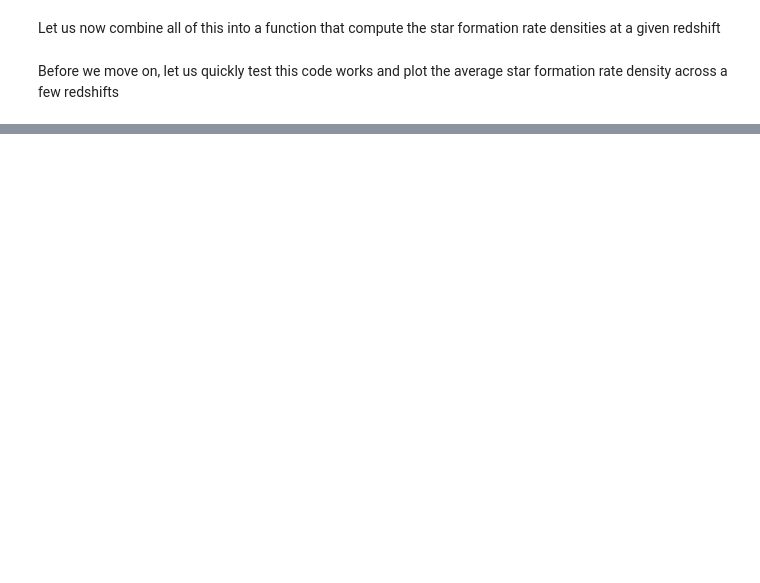
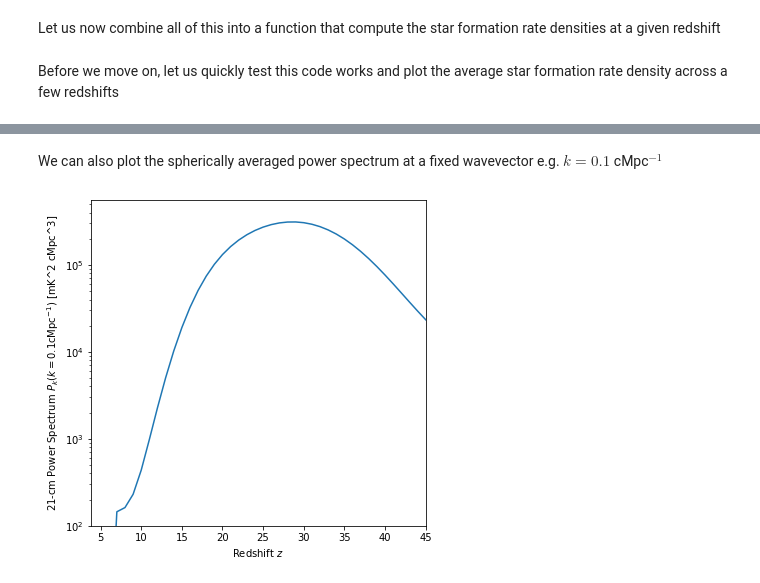
Before and after one commit to ThomasGesseyJones/DARA_21cm_Signal_Simulation, a Jupyter notebook: DARA_21cm_Signal_Simulation.ipynb, the cells around one changed output, grey strips where cells are left out. Drawn from its saved outputs; the diff is of its cells as text; code cells hidden in the pictures; blank space fills up the shorter version.

```diff
--- a/DARA_21cm_Signal_Simulation.ipynb
+++ b/DARA_21cm_Signal_Simulation.ipynb
@@ -389,0 +855,42 @@ Note normally we would not expect the star formation rate to peak (at least not
+# %% [markdown]
+We can also plot the spherically averaged power spectrum at a fixed wavevector e.g. $k = 0.1$ cMpc$^{-1}$
+# %%
+def spherically_averaged_power_spectrum(cube, k):
+    """ Calculate spherically averaged power spectrum at a given value """
+    # Full power spectrum
+    full_power_spectrum = np.abs(scipy.fft.fftn(cube))**2 * (L_PIX)**6/(L_PIX*N_PIX)**3
+
+    # Correponding ks
+    ks_1d = [2*np.pi*scipy.fftpack.fftfreq(n_dim, d=L_PIX) for n_dim in full_power_spectrum.shape]
+    kxs, kys, kzs = np.meshgrid(*ks_1d)
+    ks = np.sqrt(kxs**2 + kys**2 + kzs**2)
+
+    # Filter to required k band and average
+    filter = np.bitwise_and(ks <= k*1.05, ks >= k*0.95)
+    averaged_power_spectrum = np.sum(full_power_spectrum[filter]) / np.sum(filter)
+    return averaged_power_spectrum
+
+
+def plot_power_spectrum(t21_cubes, k = 0.1):
+    """  Ploting function for spherically averaged power spectrum """
+
+    # Calculate the 21-cm power spectrum
+    power_spectrum = [spherically_averaged_power_spectrum(t21_cubes[:, :,:, idx], k)
+                      for idx in range(t21_cubes.shape[-1])]
+
+    # Plotting
+    fig, ax = plt.subplots(figsize=(6,6))
+    ax.plot(ZS_SIM, power_spectrum)
+    ax.set_ylabel(r"21-cm Power Spectrum $P_k(k = 0.1{\rm cMpc}^{-1})$ [mK^2 cMpc^3]")
+    ax.set_xlabel(r"Redshift $z$")
+    ax.set_yscale("log")
+    ax.set_xlim(xmax=45)  # To avoid the initial numerical errors at z = 50
+    ax.set_ylim(ymin=1e2)
+    plt.show()
+    plt.close(fig)
+
+
+# Plot the power spectrum
+plot_power_spectrum(our_t21_cubes)
+# %% [output]
+[figure, added]
```
Also changed, not shown: parts of 45 cells of this notebook.
